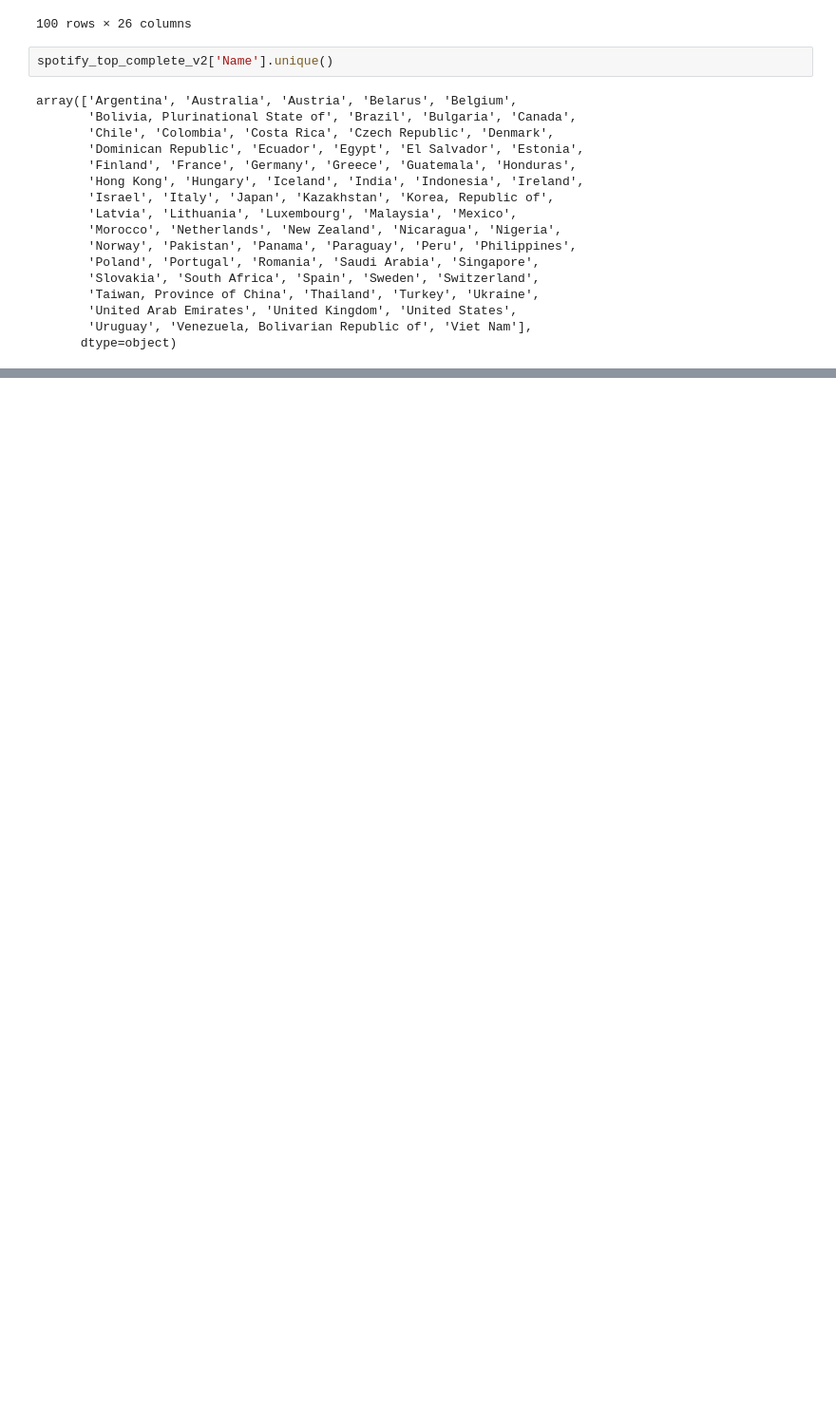
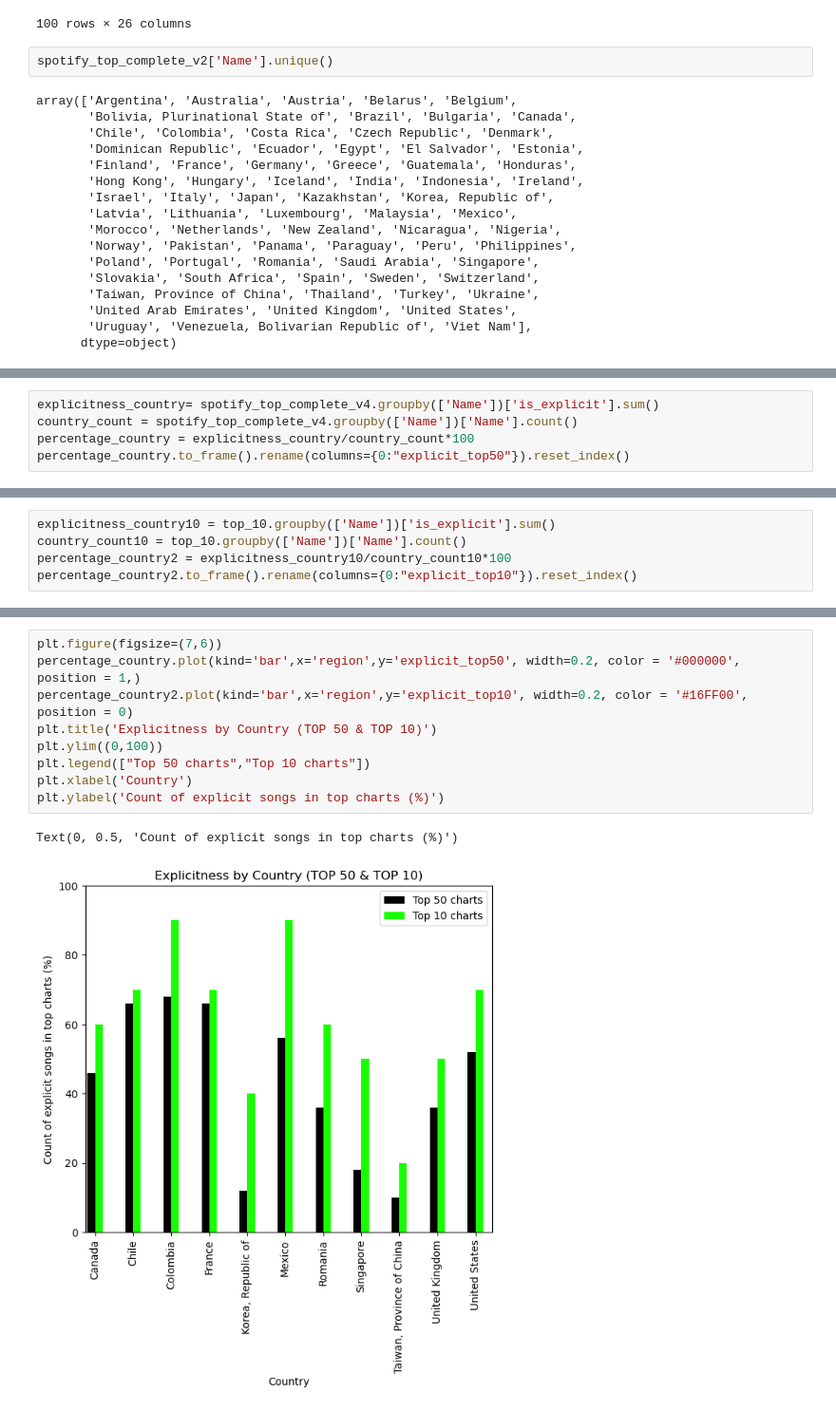
Before and after one commit to ivanchaveezz/Proyect1, a Jupyter notebook: Project_Spotify.ipynb, the cells around one changed output, grey strips where cells are left out. Shown at 95% size. Drawn from its saved outputs; the diff is of its cells as text; blank space fills up the shorter version.

```diff
--- a/Project_Spotify.ipynb
+++ b/Project_Spotify.ipynb
@@ -165,0 +258,5 @@ array(['Argentina', 'Australia', 'Austria', 'Belarus', 'Belgium',
+# %%
+explicitness_country= spotify_top_complete_v4.groupby(['Name'])['is_explicit'].sum()
+country_count = spotify_top_complete_v4.groupby(['Name'])['Name'].count()
+percentage_country = explicitness_country/country_count*100
+percentage_country.to_frame().rename(columns={0:"explicit_top50"}).reset_index()
@@ -165,0 +276,5 @@ array(['Argentina', 'Australia', 'Austria', 'Belarus', 'Belgium',
+# %%
+explicitness_country10 = top_10.groupby(['Name'])['is_explicit'].sum()
+country_count10 = top_10.groupby(['Name'])['Name'].count()
+percentage_country2 = explicitness_country10/country_count10*100
+percentage_country2.to_frame().rename(columns={0:"explicit_top10"}).reset_index()
@@ -165,0 +294,12 @@ array(['Argentina', 'Australia', 'Austria', 'Belarus', 'Belgium',
+# %%
+plt.figure(figsize=(7,6))
+percentage_country.plot(kind='bar',x='region',y='explicit_top50', width=0.2, color = '#000000', position = 1,)
+percentage_country2.plot(kind='bar',x='region',y='explicit_top10', width=0.2, color = '#16FF00', position = 0)
+plt.title('Explicitness by Country (TOP 50 & TOP 10)')
+plt.ylim((0,100))
+plt.legend(["Top 50 charts","Top 10 charts"])
+plt.xlabel('Country')
+plt.ylabel('Count of explicit songs in top charts (%)')
+# %% [output]
+Text(0, 0.5, 'Count of explicit songs in top charts (%)')
+[figure, added]
```
Also changed, not shown: parts of 13 cells of this notebook.
